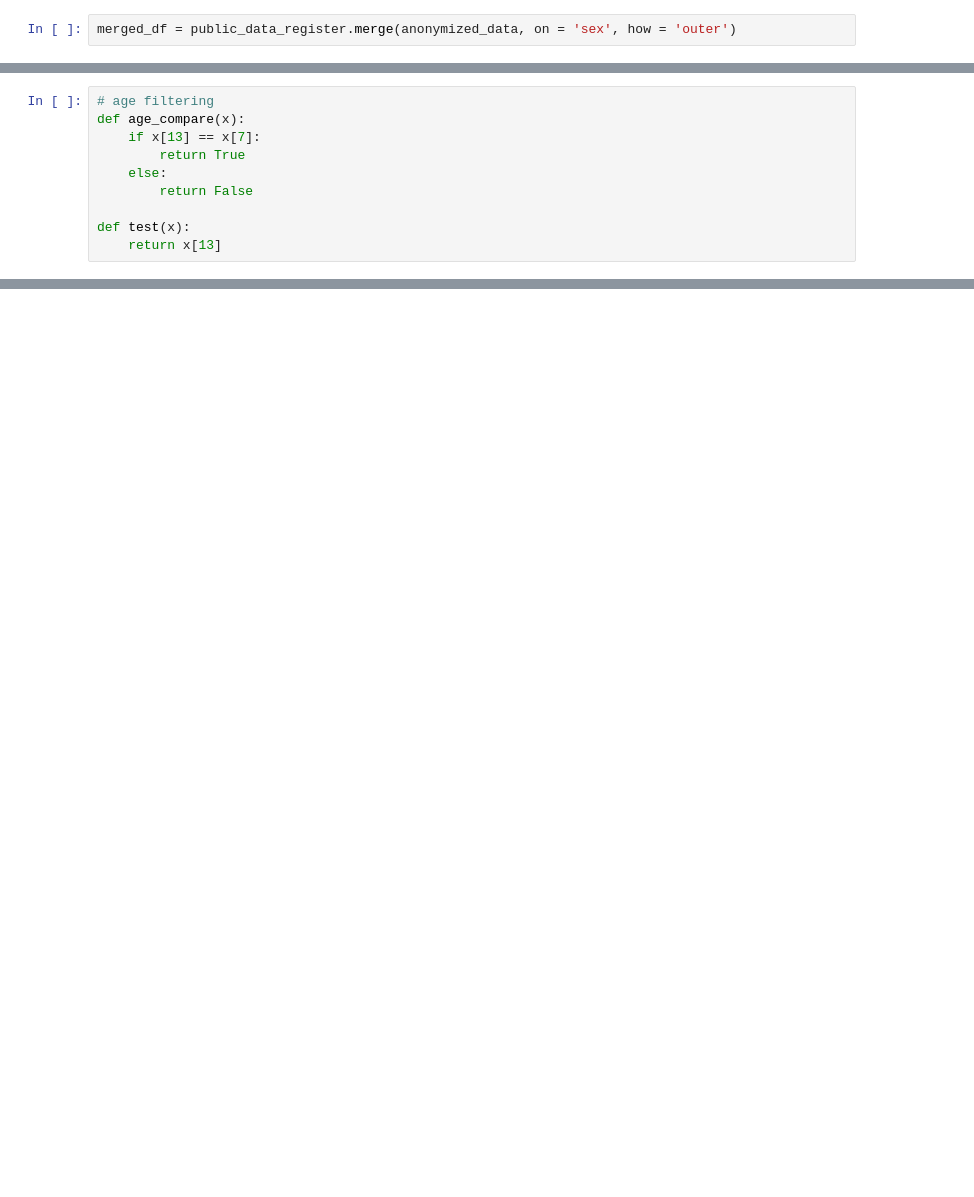
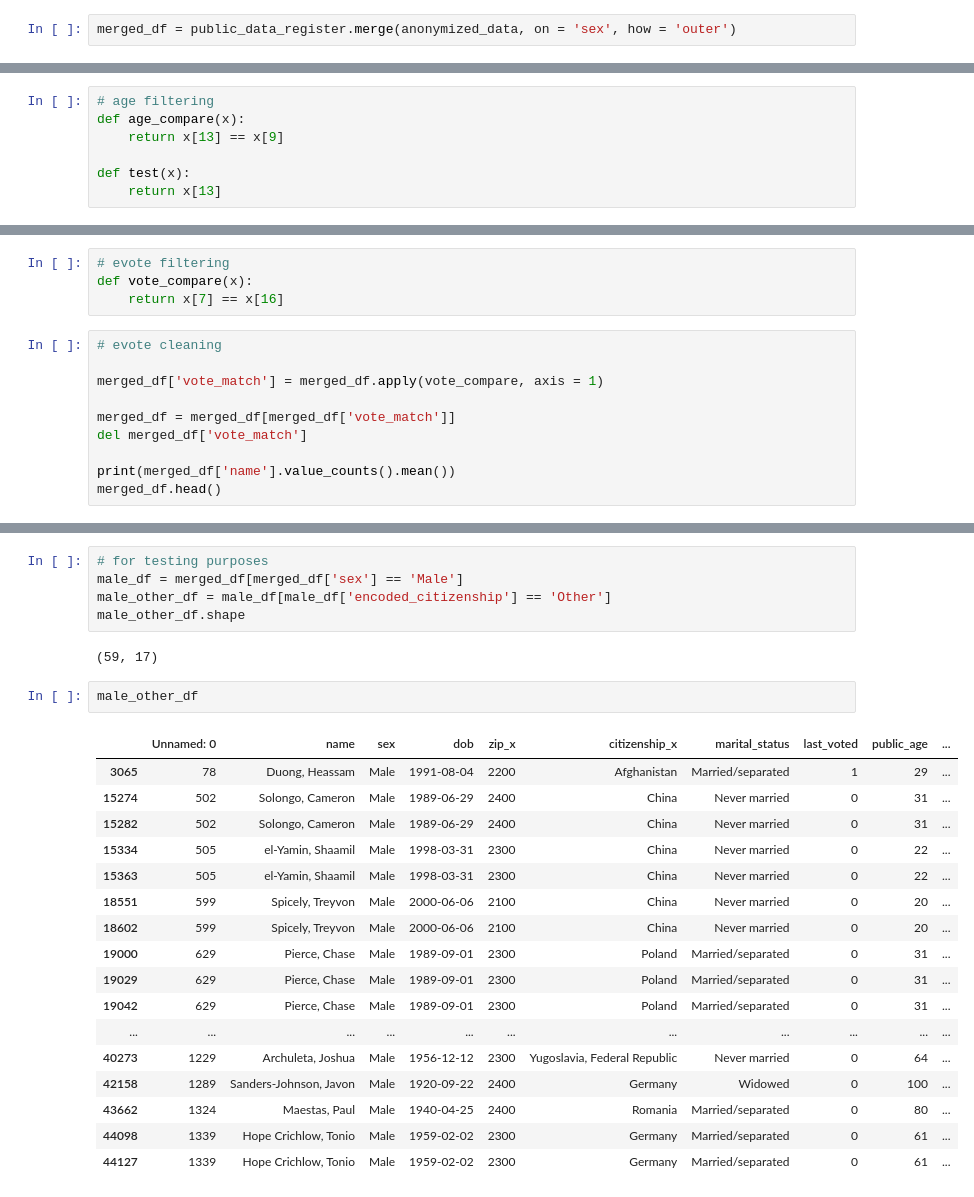
Before and after one commit to edibegovic/SecurityPrivacy, a Jupyter notebook: src/deanonymizer.ipynb, the cells around one changed output, grey strips where cells are left out. Cells and saved outputs as stored; diff of their text form; blank space fills up the shorter version.

```diff
--- a/src/deanonymizer.ipynb
+++ b/src/deanonymizer.ipynb
@@ -201,10 +210,7 @@ merged_df['name'].value_counts().hist(bins = 50)
 # %%
 # age filtering
 def age_compare(x):
-    if x[13] == x[7]:
-        return True
-    else:
-        return False
+    return x[13] == x[9]
 
 def test(x):
     return x[13]
@@ -236,0 +246,14 @@ merged_df[['sex', 'encoded_citizenship', 'zip_y', 'age']].value_counts().min()
+# %%
+# evote filtering
+def vote_compare(x):
+    return x[7] == x[16]
+# %%
+# evote cleaning
+
+merged_df['vote_match'] = merged_df.apply(vote_compare, axis = 1)
+
+merged_df = merged_df[merged_df['vote_match']]
+del merged_df['vote_match']
+
+print(merged_df['name'].value_counts().mean())
+merged_df.head()
@@ -236,0 +299,27 @@ merged_df[['sex', 'encoded_citizenship', 'zip_y', 'age']].value_counts().min()
+# %%
+# for testing purposes
+male_df = merged_df[merged_df['sex'] == 'Male']
+male_other_df = male_df[male_df['encoded_citizenship'] == 'Other']
+male_other_df.shape
+# %% [output]
+(59, 17)
+# %%
+male_other_df
+# %% [output]
+|  | Unnamed: 0 | name | sex | dob | zip_x | citizenship_x | marital_status | last_voted | public_age | ... |
+| 3065 | 78 | Duong, Heassam | Male | 1991-08-04 | 2200 | Afghanistan | Married/separated | 1 | 29 | ... |
+| 15274 | 502 | Solongo, Cameron | Male | 1989-06-29 | 2400 | China | Never married | 0 | 31 | ... |
+| 15282 | 502 | Solongo, Cameron | Male | 1989-06-29 | 2400 | China | Never married | 0 | 31 | ... |
+| 15334 | 505 | el-Yamin, Shaamil | Male | 1998-03-31 | 2300 | China | Never married | 0 | 22 | ... |
+| 15363 | 505 | el-Yamin, Shaamil | Male | 1998-03-31 | 2300 | China | Never married | 0 | 22 | ... |
+| 18551 | 599 | Spicely, Treyvon | Male | 2000-06-06 | 2100 | China | Never married | 0 | 20 | ... |
+| 18602 | 599 | Spicely, Treyvon | Male | 2000-06-06 | 2100 | China | Never married | 0 | 20 | ... |
+| 19000 | 629 | Pierce, Chase | Male | 1989-09-01 | 2300 | Poland | Married/separated | 0 | 31 | ... |
+| 19029 | 629 | Pierce, Chase | Male | 1989-09-01 | 2300 | Poland | Married/separated | 0 | 31 | ... |
+| 19042 | 629 | Pierce, Chase | Male | 1989-09-01 | 2300 | Poland | Married/separated | 0 | 31 | ... |
+| ... | ... | ... | ... | ... | ... | ... | ... | ... | ... | ... |
+| 40273 | 1229 | Archuleta, Joshua | Male | 1956-12-12 | 2300 | Yugoslavia, Federal Republic | Never married | 0 | 64 | ... |
+| 42158 | 1289 | Sanders-Johnson, Javon | Male | 1920-09-22 | 2400 | Germany | Widowed | 0 | 100 | ... |
+| 43662 | 1324 | Maestas, Paul | Male | 1940-04-25 | 2400 | Romania | Married/separated | 0 | 80 | ... |
+| 44098 | 1339 | Hope Crichlow, Tonio | Male | 1959-02-02 | 2300 | Germany | Married/separated | 0 | 61 | ... |
+| 44127 | 1339 | Hope Crichlow, Tonio | Male | 1959-02-02 | 2300 | Germany | Married/separated | 0 | 61 | ... |
```
Also changed, not shown: parts of 36 cells of this notebook, 2 other files.
